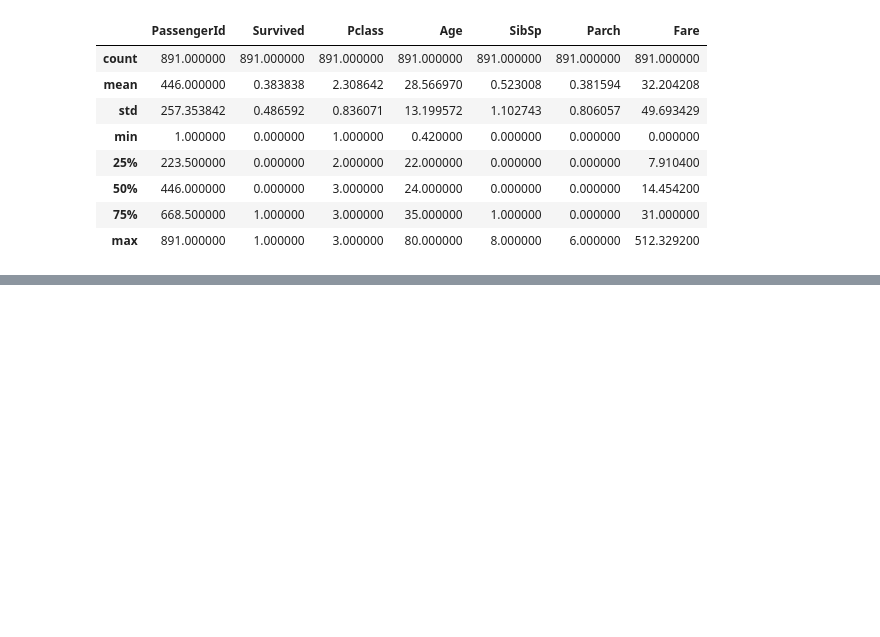
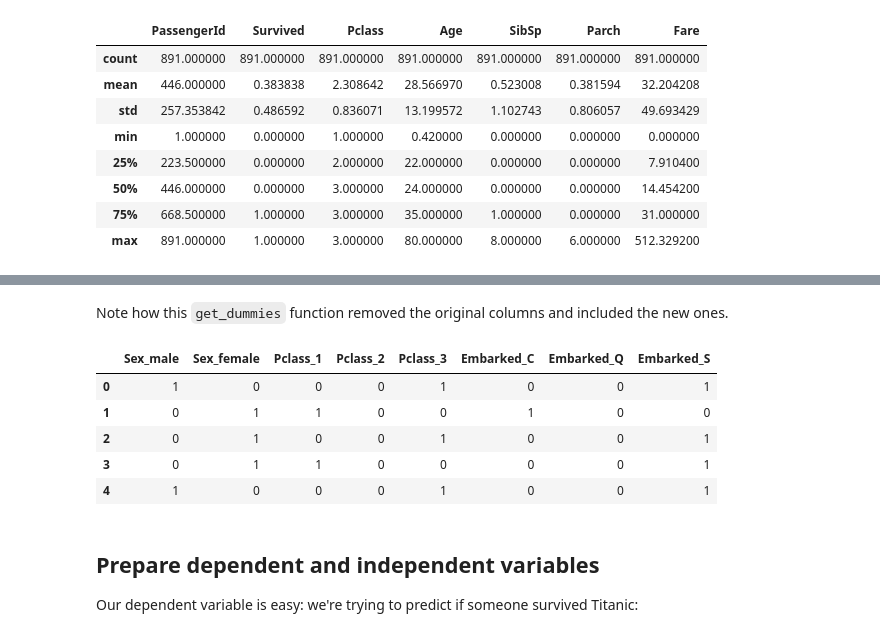
Before and after one commit to xstof/xstofai, a Jupyter notebook: nbs/titanic - linear and nn from scratch.ipynb, the cells around one changed output, grey strips where cells are left out. Cells and saved outputs as stored; diff of their text form; code cells hidden in the pictures; blank space fills up the shorter version.

Commit message:
notes on titanic

```diff
--- a/nbs/titanic - linear and nn from scratch.ipynb
+++ b/nbs/titanic - linear and nn from scratch.ipynb
@@ -139,0 +189,16 @@ df.describe(include=(np.number))
+# %% [markdown]
+Note how this `get_dummies` function removed the original columns and included the new ones.
+# %%
+added_cols = ['Sex_male', 'Sex_female', 'Pclass_1', 'Pclass_2', 'Pclass_3', 'Embarked_C', 'Embarked_Q', 'Embarked_S']
+df[added_cols].head()
+# %% [output]
+|  | Sex_male | Sex_female | Pclass_1 | Pclass_2 | Pclass_3 | Embarked_C | Embarked_Q | Embarked_S |
+| 0 | 1 | 0 | 0 | 0 | 1 | 0 | 0 | 1 |
+| 1 | 0 | 1 | 1 | 0 | 0 | 1 | 0 | 0 |
+| 2 | 0 | 1 | 0 | 0 | 1 | 0 | 0 | 1 |
+| 3 | 0 | 1 | 1 | 0 | 0 | 0 | 0 | 1 |
+| 4 | 1 | 0 | 0 | 0 | 1 | 0 | 0 | 1 |
+# %% [markdown]
+## Prepare dependent and independent variables
+
+Our dependent variable is easy: we're trying to predict if someone survived Titanic:
```
Also changed, not shown: parts of 12 cells of this notebook.
